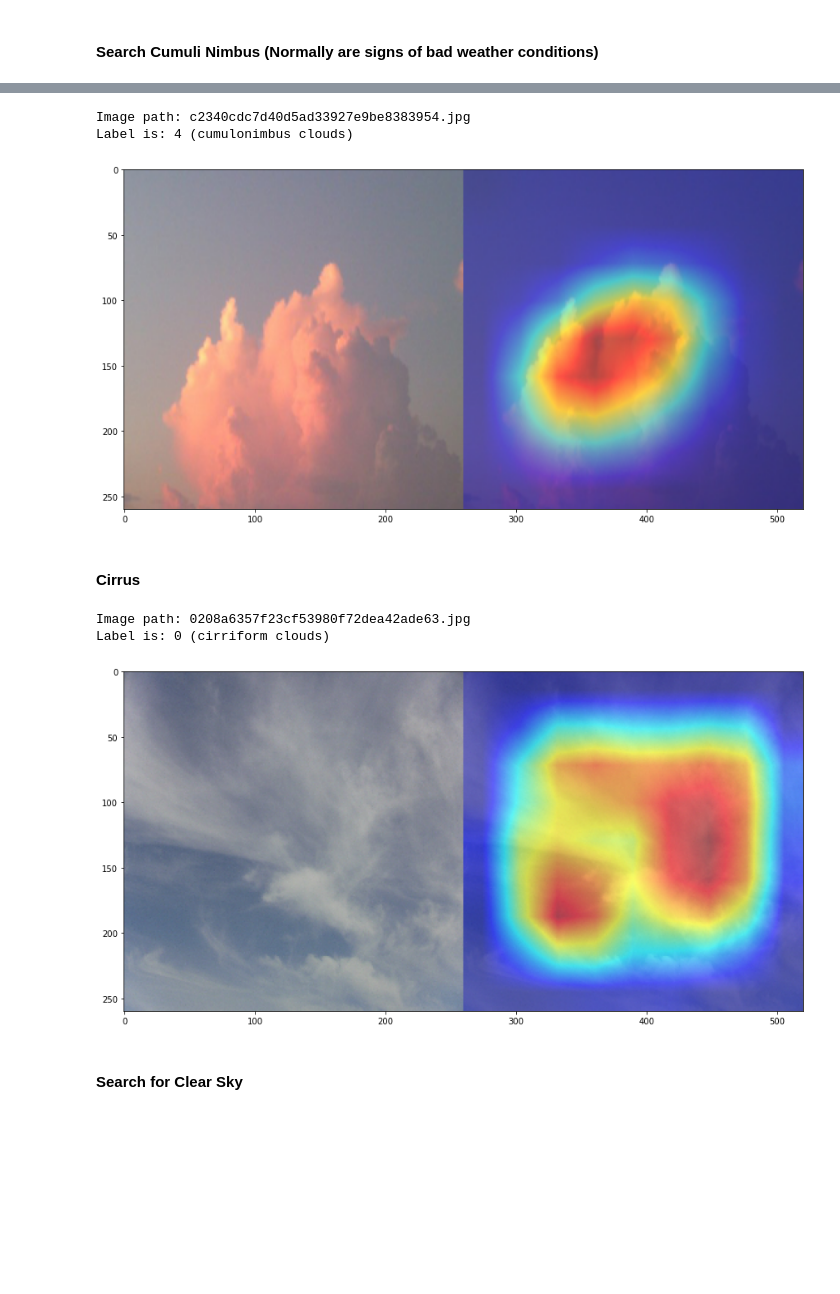
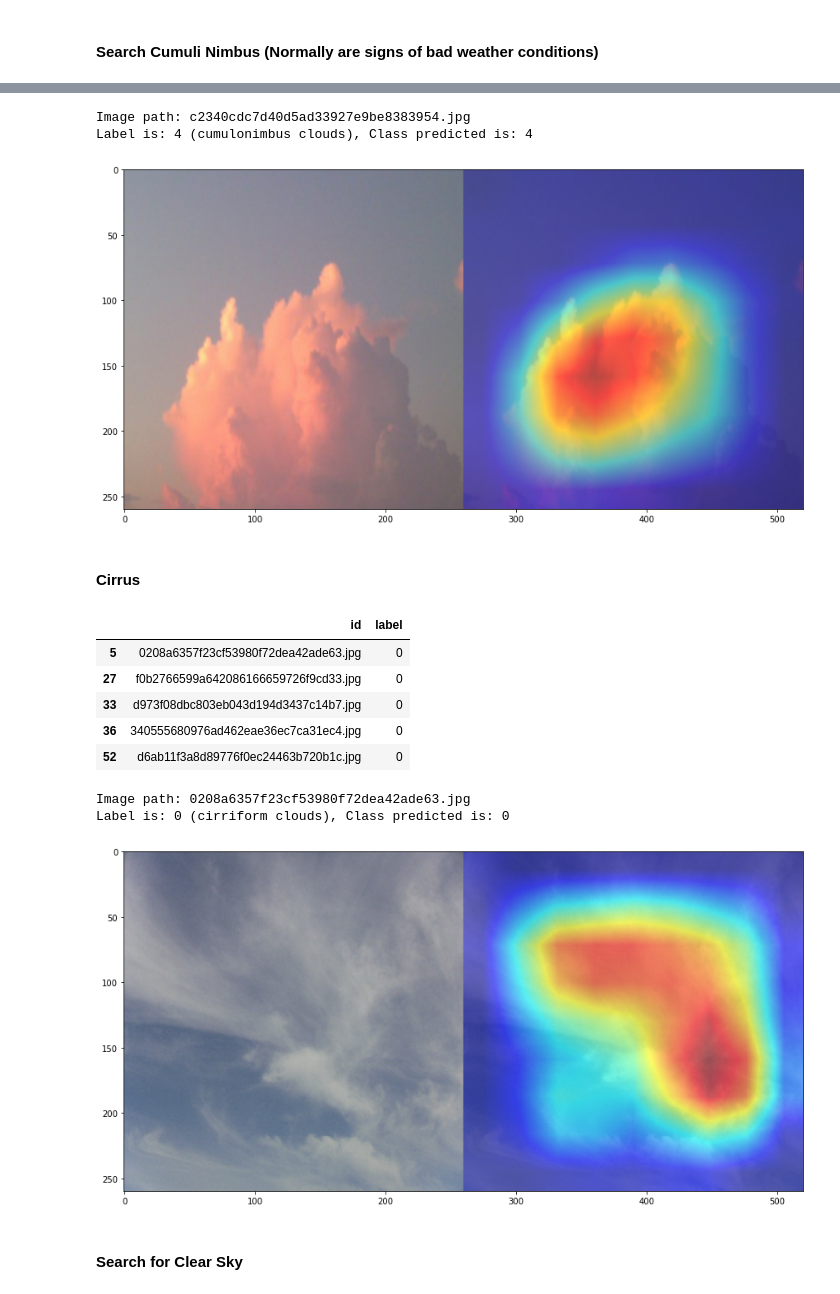
Before and after one commit to luigisaetta/pytorch-on-oci, a Jupyter notebook: ch-04/grad_cam_clouds.ipynb, the cells around one changed output, grey strips where cells are left out. Saved outputs shown, nothing was run; the diff lists cells and outputs as text; code cells hidden in the pictures; blank space fills up the shorter version.

```diff
--- a/ch-04/grad_cam_clouds.ipynb
+++ b/ch-04/grad_cam_clouds.ipynb
@@ -179,29 +202,43 @@ INDEX = 85
 
 label, id_name, path_name = get_label_path(INDEX)
 
+class_predicted = predict(path_name)
+
 print(f"Image path: {id_name}")
-print(f"Label is: {label} ({CLASS_NAMES[label]})")
+print(f"Label is: {label} ({CLASS_NAMES[label]}), Class predicted is: {class_predicted}")
 print()
 
 compute_and_plot_cam(path_name)
 # %% [output]
 Image path: c2340cdc7d40d5ad33927e9be8383954.jpg
-Label is: 4 (cumulonimbus clouds)
+Label is: 4 (cumulonimbus clouds), Class predicted is: 4
-[figure, old version]
+[figure, new version]
 # %% [markdown]
 #### Cirrus
+# %%
+show_for_class(file_train_df, 0)
+# %% [output]
+|  | id | label |
+| 5 | 0208a6357f23cf53980f72dea42ade63.jpg | 0 |
+| 27 | f0b2766599a642086166659726f9cd33.jpg | 0 |
+| 33 | d973f08dbc803eb043d194d3437c14b7.jpg | 0 |
+| 36 | 340555680976ad462eae36ec7ca31ec4.jpg | 0 |
+| 52 | d6ab11f3a8d89776f0ec24463b720b1c.jpg | 0 |
 # %%
 INDEX = 5
 
 label, id_name, path_name = get_label_path(INDEX)
 
+class_predicted = predict(path_name)
+
 print(f"Image path: {id_name}")
-print(f"Label is: {label} ({CLASS_NAMES[label]})")
+print(f"Label is: {label} ({CLASS_NAMES[label]}), Class predicted is: {class_predicted}")
 print()
+
 compute_and_plot_cam(path_name)
 # %% [output]
 Image path: 0208a6357f23cf53980f72dea42ade63.jpg
-Label is: 0 (cirriform clouds)
+Label is: 0 (cirriform clouds), Class predicted is: 0
-[figure, old version]
+[figure, new version]
 # %% [markdown]
 #### Search for Clear Sky
```
Also changed, not shown: parts of 9 cells of this notebook, 6 other files.
